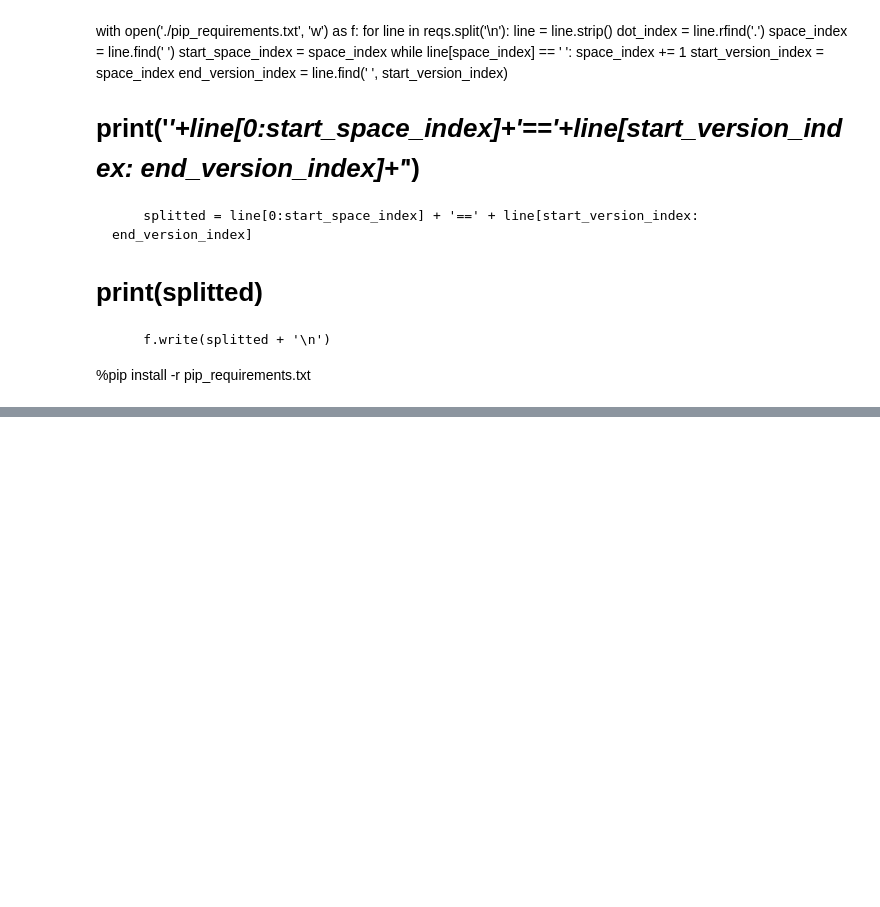
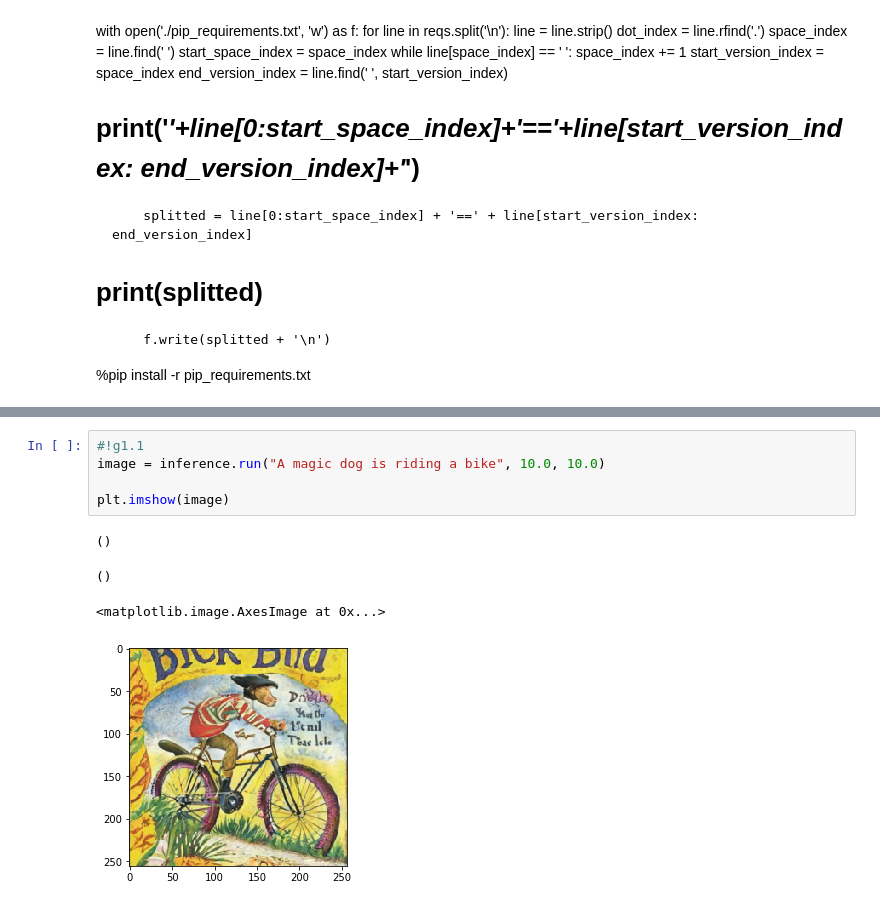
Before and after one commit to K-Nikorov/machine_learning, a Jupyter notebook: IndResInAI/HW/Task_2/Nikorov_solution.ipynb, the cells around one changed output, grey strips where cells are left out. Cells and saved outputs as stored; diff of their text form; blank space fills up the shorter version.

```diff
--- a/IndResInAI/HW/Task_2/Nikorov_solution.ipynb
+++ b/IndResInAI/HW/Task_2/Nikorov_solution.ipynb
@@ -83,0 +600,10 @@ best.pth?download=t 100%[===================>]   1.25G  47.9MB/s    in 26s
+# %%
+#!g1.1
+image = inference.run("A magic dog is riding a bike", 10.0, 10.0)
+
+plt.imshow(image)
+# %% [output]
+()
+()
+<matplotlib.image.AxesImage at 0x...>
+[figure, added]
```
Also changed, not shown: parts of 33 cells of this notebook.
